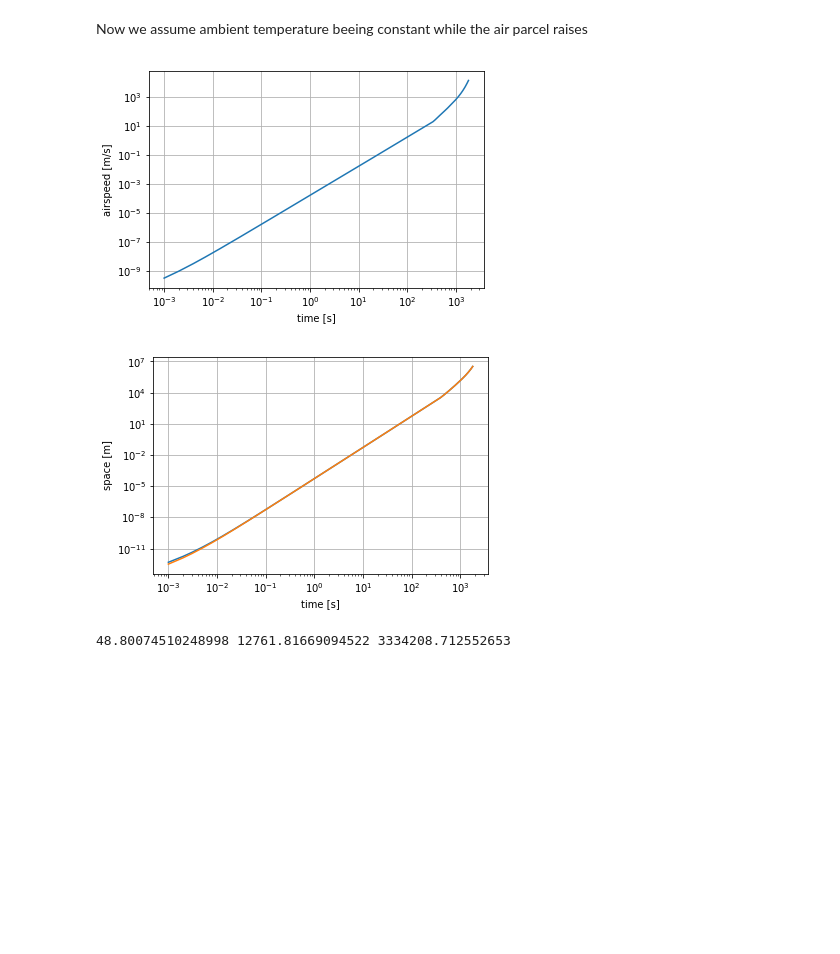
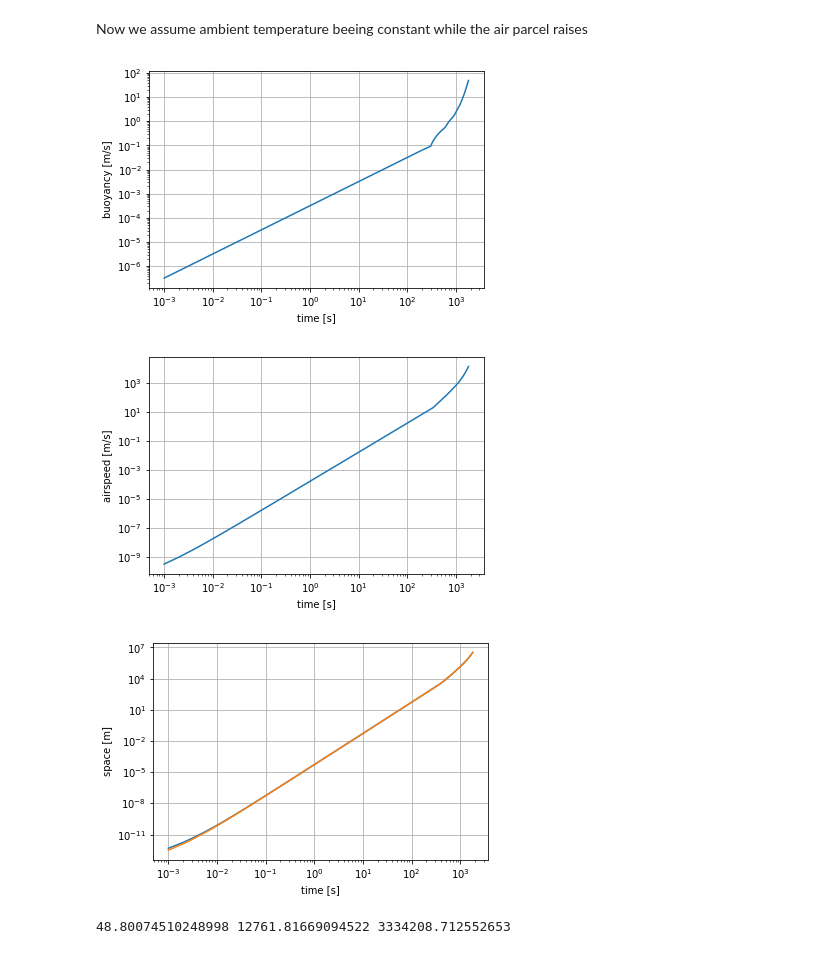
Before and after one commit to DaveOri/iceHeat, a Jupyter notebook: air_parcel.py.ipynb, the cells around one changed output. Drawn from its saved outputs; the diff is of its cells as text; code cells hidden in the pictures; blank space fills up the shorter version.

```diff
--- a/air_parcel.py.ipynb
+++ b/air_parcel.py.ipynb
@@ -71,23 +72,31 @@ Now we assume ambient temperature beeing constant while the air parcel raises
 # %%
 Tvp = T_virt_rh(Temp, rh, p) # evolution of virtual temperature [K]
 ab = -g*(Tv-Tvp)/Tvp # evolution of buoyant acceleration [m s-2]
 v = v0 + ab.cumsum()*dt # evolution of speed [m s-1]
 s = 0.0 + v.cumsum()*dt + 0.5*ab.cumsum()*dt*dt # evolution of space [m]
 s1 = v.cumsum()*dt # evolution of space [m]
+
+plt.loglog(t[1:], ab)
+plt.xlabel('time [s]')
+plt.ylabel('buoyancy [m/s]')
+plt.grid()
+plt.show()
+
 plt.loglog(t[1:], v)
 plt.xlabel('time [s]')
 plt.ylabel('airspeed [m/s]')
 plt.grid()
 plt.show()
 
 plt.loglog(t[1:], s)
 plt.loglog(t[1:], s1)
 plt.xlabel('time [s]')
 plt.ylabel('space [m]')
 plt.grid()
 plt.show()
 print(ab[-1], v[-1], s[-1])
 # %% [output]
-[figure, old version]
+[figure, new version]
-[figure, old version]
+[figure, new version]
+[figure, added]
 48.80074510248998 12761.81669094522 3334208.712552653
```
Also changed, not shown: parts of 1 cell of this notebook, 2 other files.
